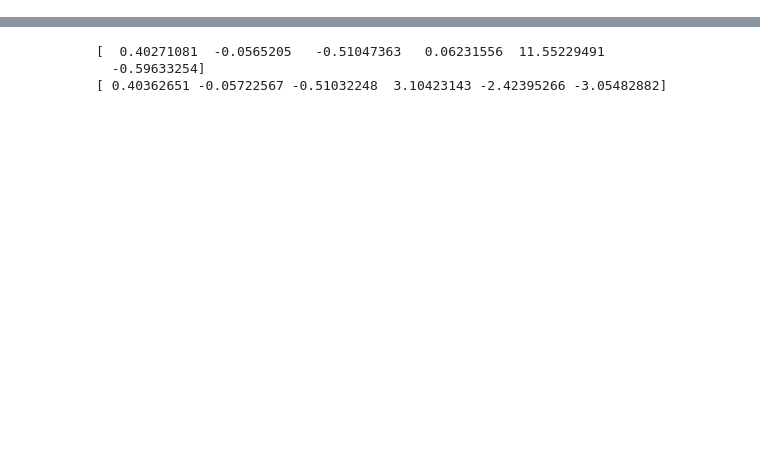
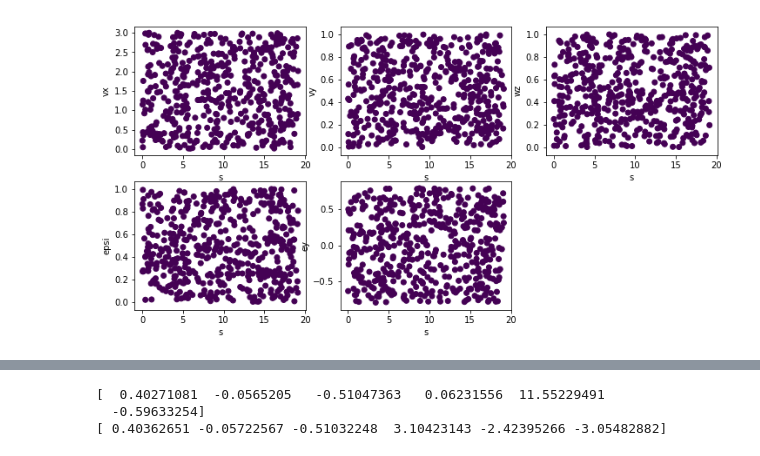
Before and after one commit to urosolia/RacingLMPC, a Jupyter notebook: notebooks/Fitting Accurate Piecewise Affine Model.ipynb, the cells around one changed output, grey strips where cells are left out. Cells and saved outputs as stored; diff of their text form; code cells hidden in the pictures; blank space fills up the shorter version.

```diff
--- a/notebooks/Fitting Accurate Piecewise Affine Model.ipynb
+++ b/notebooks/Fitting Accurate Piecewise Affine Model.ipynb
@@ -101 +104,21 @@ c'x = 0.0000, -b'y = -0.0000
 ============================================================================
+# %%
+data = np.load('../src/cluster_labels.npz')
+# looks like everything is in the same region here....
+
+labels = []
+for z,y in zip(zs,ys):
+    dot_pdt = [w.T.dot(np.hstack([z[0:n], [1]])) for w in data['region_fns']]
+    labels.append(np.argmax(dot_pdt))
+
+plt.figure(figsize=[12,6])
+for i in range(n-1):
+    plt.subplot(2, 3, i+1)
+    ind = i if i < 4 else 5
+    plt.scatter(zs[:,4], zs[:,ind], c=labels)
+    plt.xlabel(state_names[4]); plt.ylabel(state_names[ind])
+# self.clustering = pwac.ClusterPWA.from_labels(zs, ys,
+#                data['labels'], z_cutoff=self.n)
+# self.clustering.region_fns = data['region_fns']
+# %% [output]
+[figure, added]
```
Also changed, not shown: parts of 10 cells of this notebook, 5 other files.
